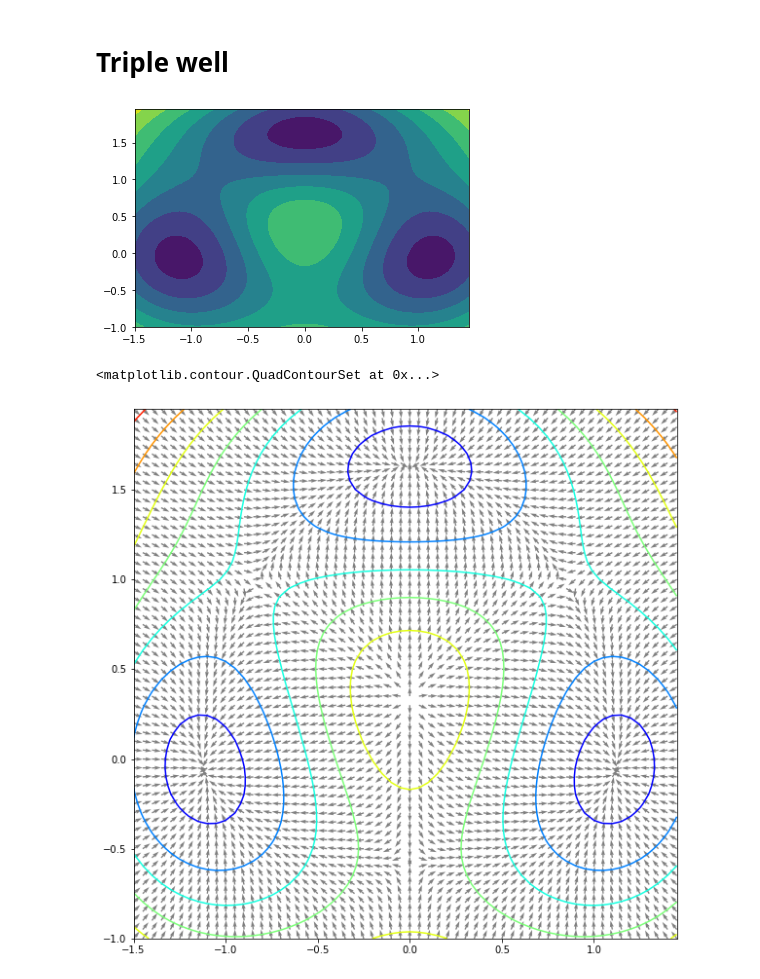
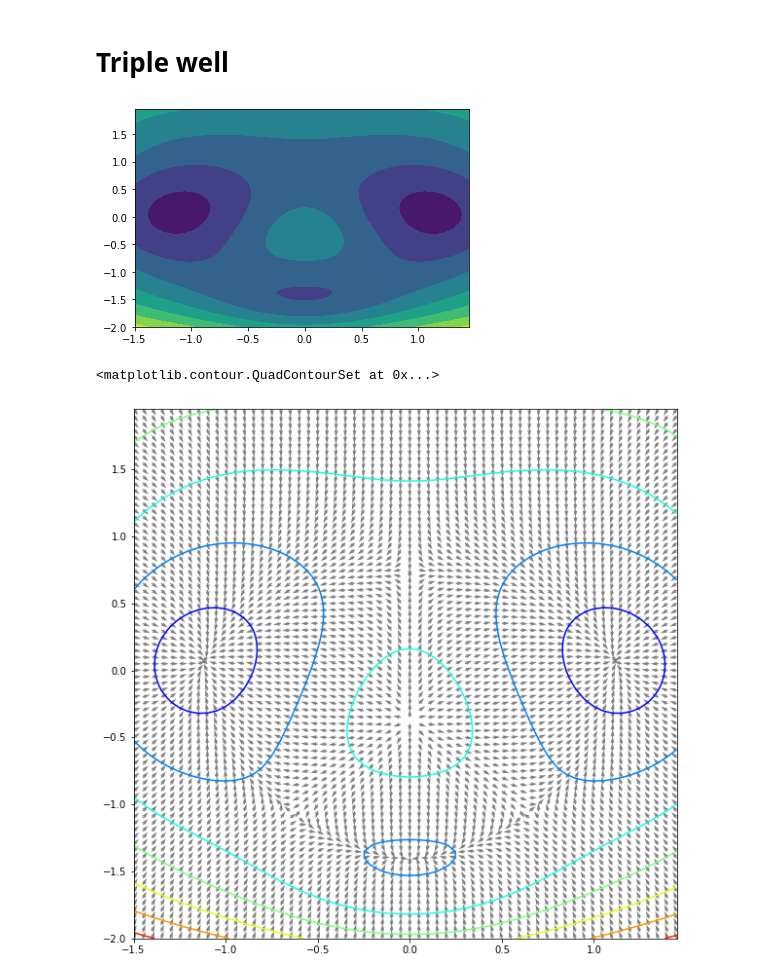
Before and after one commit to franciscovargas/GP_Sinkhorn, a Jupyter notebook: notebooks/Well.ipynb, the cells around one changed output. Drawn from its saved outputs; the diff is of its cells as text; code cells hidden in the pictures.

Commit message:
Trying to understand the arcs in the potential well simmulations

```diff
--- a/notebooks/Well.ipynb
+++ b/notebooks/Well.ipynb
@@ -114,28 +126,33 @@ HTML(animation.to_html5_video())
 # Triple well
 # %%
 feature_x = np.arange(-1.5, 1.5, 0.05)
-feature_y = np.arange(-1, 2, 0.05)
+feature_y = np.arange(-2, 2, 0.05)
 x, y = np.meshgrid(feature_x, feature_y)
 middle_well_fac = 4.8 # middle_well_fac = 3
-z = middle_well_fac*np.exp(-x**2 - (y-(1.0/3)) **2) - middle_well_fac*np.exp( -x**2 - (y-(5.0/3))**2) - 5 * np.exp( -(x-1)**2-y**2) - 5*np.exp(-(x+1)**2-y**2 ) + 0.2*x**4 + 0.2*(y-(1.0/3))**4
+# z = middle_well_fac*np.exp(-x**2 - (y-(1.0/3)) **2) - middle_well_fac*np.exp( -x**2 - (y-(5.0/3))**2) - 5 * np.exp( -(x-1)**2-y**2) - 5*np.exp(-(x+1)**2-y**2 ) + 0.2*x**4 + 0.2*(y-(1.0/3))**4
+z = middle_well_fac*np.exp(-x**2 - (y-(-1.0/3)) **2) - middle_well_fac*np.exp( -x**2 - (y-(-5.0/3))**2) - 5 * np.exp( -(x-1)**2-y**2) - 5*np.exp(-(x+1)**2-y**2 ) + 0.2*x**4 + 0.2*(y-(1.0/3))**4
 # %%
 h = plt.contourf(feature_x,feature_y,z)
 plt.show()
 # %% [output]
-[figure, old version]
+[figure, new version]
 # %%
-u = -(0.8*x**3 + 2*middle_well_fac*x*np.exp(-x**2-(y-(5.0/3))**2) - 2*middle_well_fac*x*np.exp( -x**2 - (y-(1.0/3))**2) + 10*(x-1)*np.exp(-(x-1)**2 - y**2 ) + 10*(x+1)*np.exp(-(x+1)**2 - y**2))
-v = -(-2*middle_well_fac*(y-(1.0/3)) * np.exp( -x**2 - (y-(1.0/3))**2)+2*middle_well_fac*(y-(5.0/3)) * np.exp( -x**2 - (y-(5.0/3))**2) + 10*y*np.exp(-(x-1)**2-y**2)+ 10*y*np.exp(-(x+1)**2-y**2) + 0.8*(y-(1.0/3))**3)
+# u = -(0.8*x**3 + 2*middle_well_fac*x*np.exp(-x**2-(y-(5.0/3))**2) - 2*middle_well_fac*x*np.exp( -x**2 - (y-(1.0/3))**2) + 10*(x-1)*np.exp(-(x-1)**2 - y**2 ) + 10*(x+1)*np.exp(-(x+1)**2 - y**2))
+# v = -(-2*middle_well_fac*(y-(1.0/3)) * np.exp( -x**2 - (y-(1.0/3))**2)+2*middle_well_fac*(y-(5.0/3)) * np.exp( -x**2 - (y-(5.0/3))**2) + 10*y*np.exp(-(x-1)**2-y**2)+ 10*y*np.exp(-(x+1)**2-y**2) + 0.8*(y-(1.0/3))**3)
+
+u = -(0.8*x**3 + 2*middle_well_fac*x*np.exp(-x**2-(y-(-5.0/3))**2) - 2*middle_well_fac*x*np.exp( -x**2 - (y-(-1.0/3))**2) + 10*(x-1)*np.exp(-(x-1)**2 - y**2 ) + 10*(x+1)*np.exp(-(x+1)**2 - y**2))
+v = -(-2*middle_well_fac*(y-(-1.0/3)) * np.exp( -x**2 - (y-(-1.0/3))**2)+2*middle_well_fac*(y-(-5.0/3)) * np.exp( -x**2 - (y-(-5.0/3))**2) + 10*y*np.exp(-(x-1)**2-y**2)+ 10*y*np.exp(-(x+1)**2-y**2) + 0.8*(y-(1.0/3))**3)
+
 
 norm = np.linalg.norm(np.array((u, v)), axis=0)
 u = (u / norm)*0.05
 v = (v / norm)*0.05
 
 fig, ax = plt.subplots(1, 1,figsize=(10,10))
 
 ax.quiver(x, y, u, v, units='xy', scale=1, color='gray')
 ax.contour(x, y, z, 7, cmap='jet')
 # %% [output]
 <matplotlib.contour.QuadContourSet at 0x...>
-[figure, old version]
+[figure, new version]
 # %%
```
Also changed, not shown: parts of 11 cells of this notebook.
